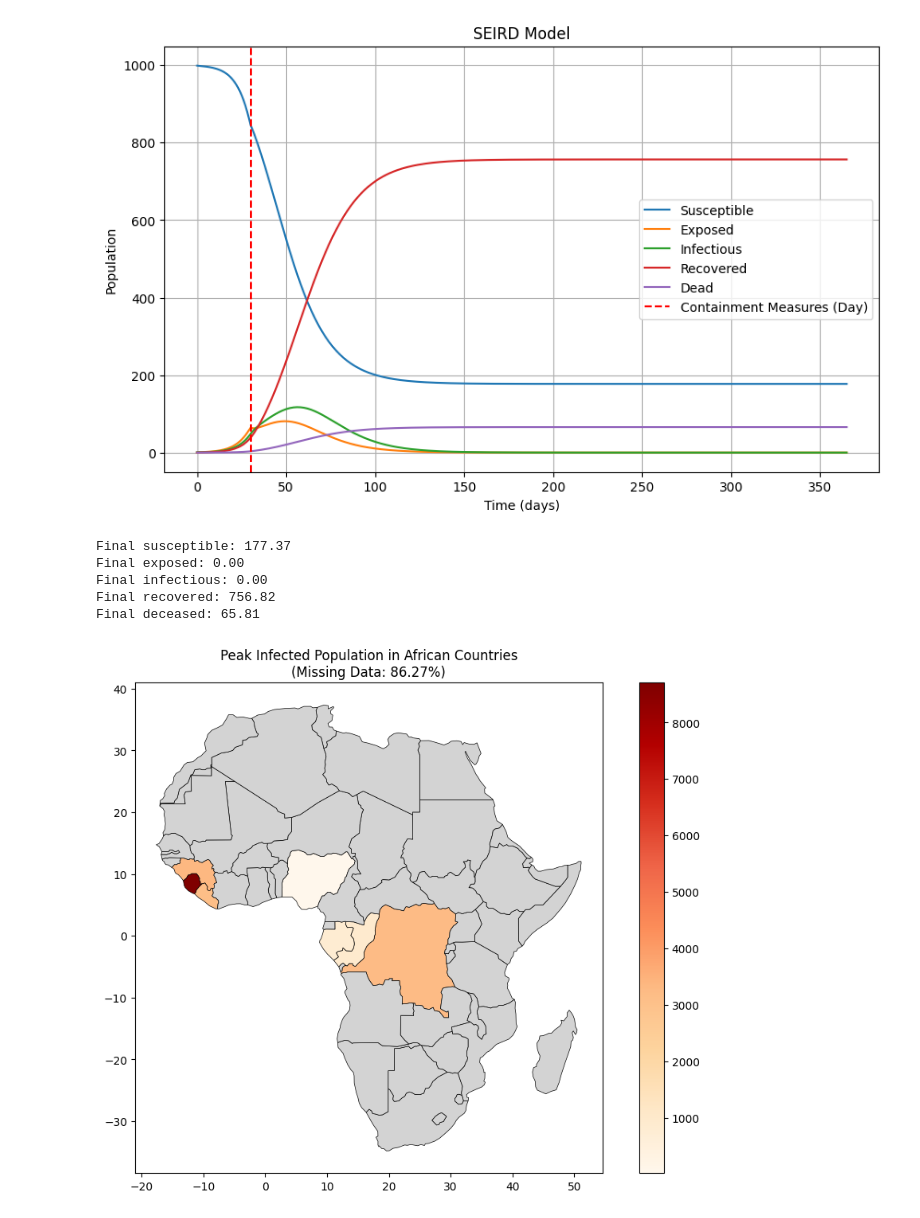
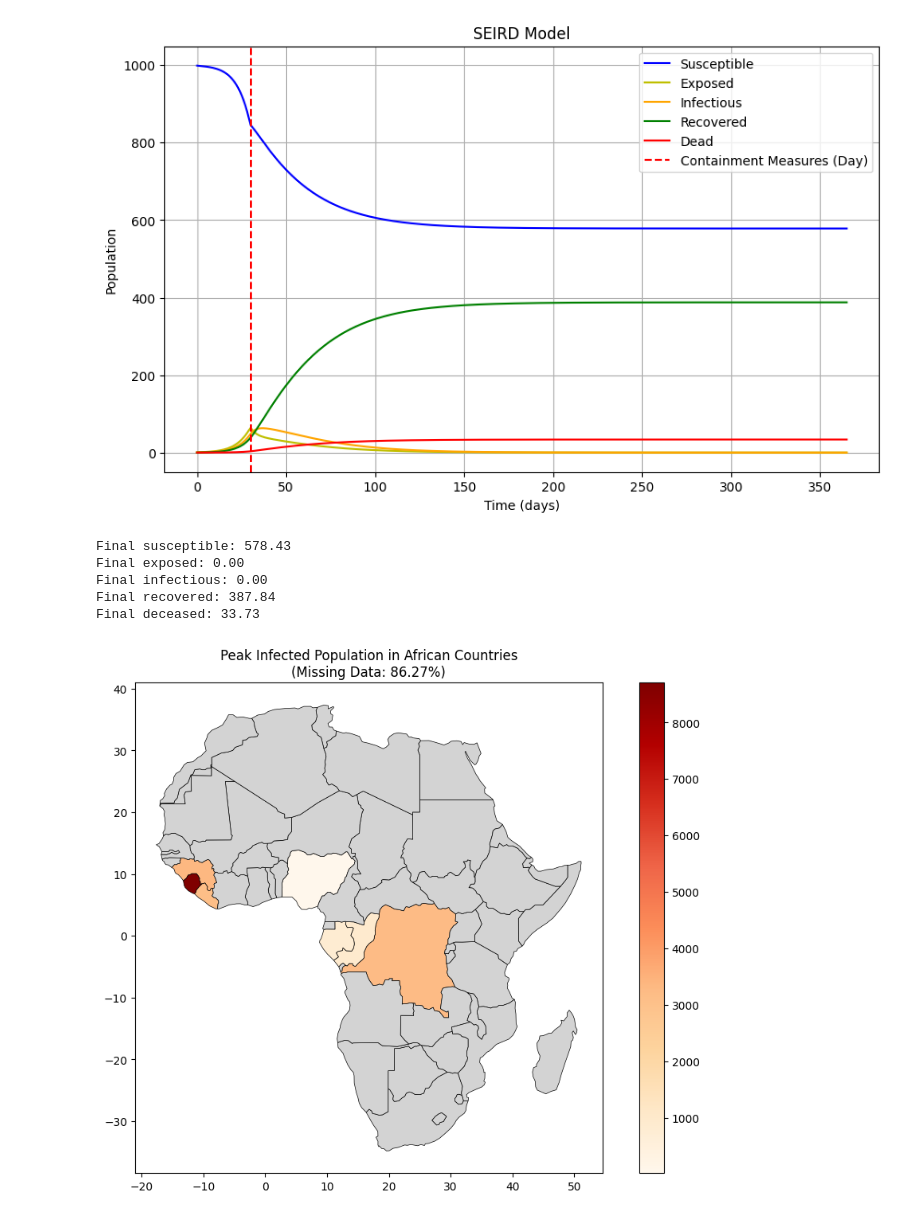
Before and after one commit to JasonHunter95/Ebola-Project, a Jupyter notebook: EbolaModel.ipynb, the cells around one changed output. Drawn from its saved outputs; the diff is of its cells as text; code cells hidden in the pictures.

```diff
--- a/EbolaModel.ipynb
+++ b/EbolaModel.ipynb
@@ -39,48 +39,48 @@ gamma = 1/10   # Recovery rate (infectious period ~10 days)
 delta = 0.01  # Death rate
 
 healthcare_quality = 0.15 # buffs gamma by some scalar value between 0 and 1 (0 = no healthcare, 1 = perfect healthcare)
-containment_effectiveness = 0.5 # debuffs beta by some scalar value between 0 and 1 (0 = perfect containment, 1 = no containment)
+containment_effectiveness = 0.25 # debuffs beta by some scalar value between 0 and 1 (0 = perfect containment, 1 = no containment)
 time_of_containment = 30
 
 # Time grid (days)
 t = np.linspace(0, 365, 365)
 
 # Solve the differential equations
 solution = odeint(seird_model, y0, t, args=(N, beta, sigma, gamma, delta, healthcare_quality, containment_effectiveness, time_of_containment))
 S, E, I, R, D = solution.T
 
 # Plot the results
 plt.figure(figsize=(10, 6))
-plt.plot(t, S, label='Susceptible')
-plt.plot(t, E, label='Exposed')
-plt.plot(t, I, label='Infectious')
-plt.plot(t, R, label='Recovered')
-plt.plot(t, D, label='Dead')
+plt.plot(t, S, label='Susceptible', color = 'b')
+plt.plot(t, E, label='Exposed', color = 'y')
+plt.plot(t, I, label='Infectious', color = 'orange')
+plt.plot(t, R, label='Recovered', color = 'g')
+plt.plot(t, D, label='Dead', color = 'r')
 plt.axvline(x=time_of_containment, color='r', linestyle='--', label='Containment Measures (Day)')
 plt.xlabel('Time (days)')
 plt.ylabel('Population')
 plt.legend()
 plt.title('SEIRD Model')
 plt.grid()
 plt.show()
 
 # checking that the final values still sum to N (total population)
 total_population = S + E + I + R + D
 assert np.allclose(total_population, N), "Population is not conserved!"
 
 # displaying the final values for each piece of the model
 print(f"Final susceptible: {S[-1]:.2f}")
 print(f"Final exposed: {E[-1]:.2f}")
 print(f"Final infectious: {I[-1]:.2f}")
 print(f"Final recovered: {R[-1]:.2f}")
 print(f"Final deceased: {D[-1]:.2f}")
 # %% [output]
-[figure, old version]
+[figure, new version]
-Final susceptible: 177.37
+Final susceptible: 578.43
 Final exposed: 0.00
 Final infectious: 0.00
-Final recovered: 756.82
-Final deceased: 65.81
+Final recovered: 387.84
+Final deceased: 33.73
 # %%
 import folium
 import pandas as pd
```
Also changed, not shown: parts of 1 cell of this notebook, 1 other file.
